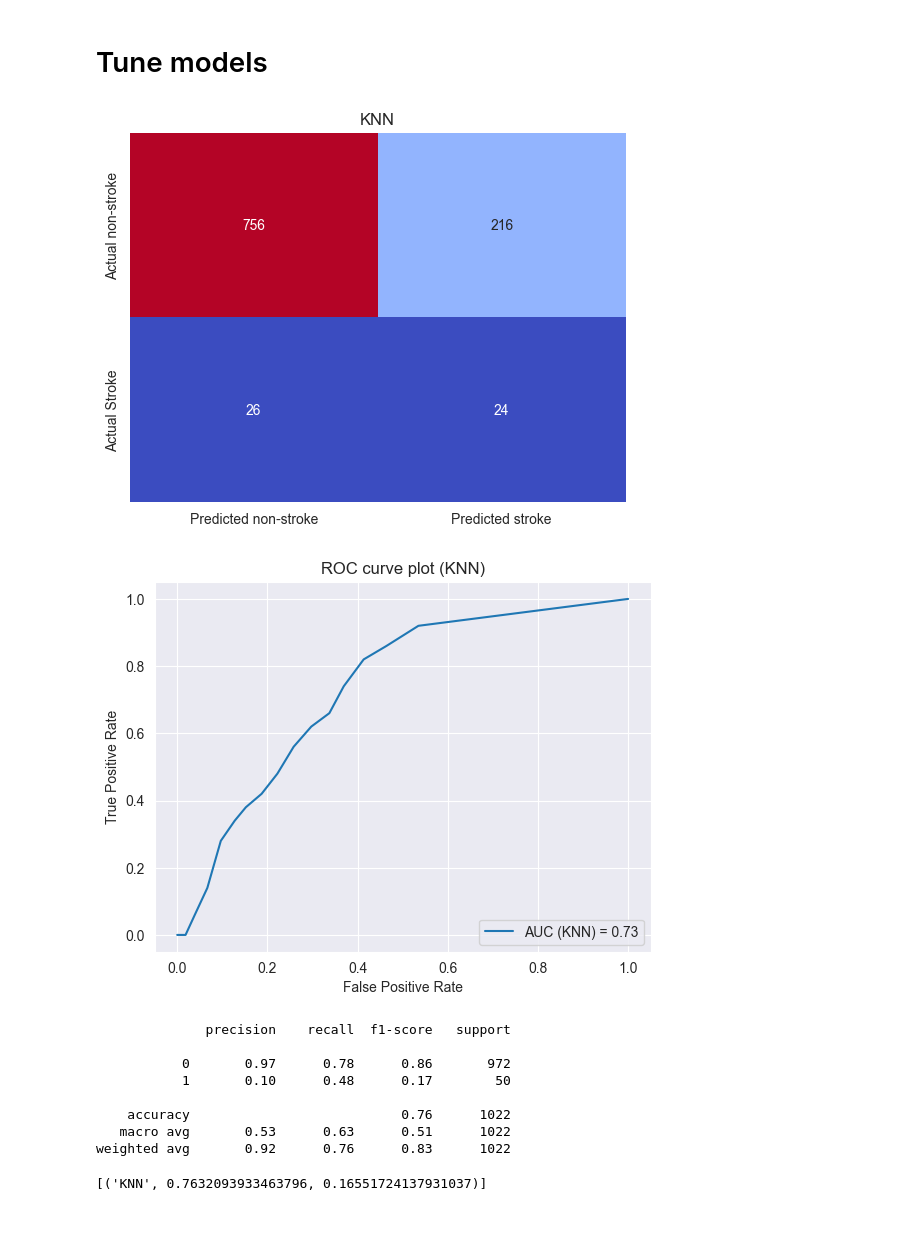
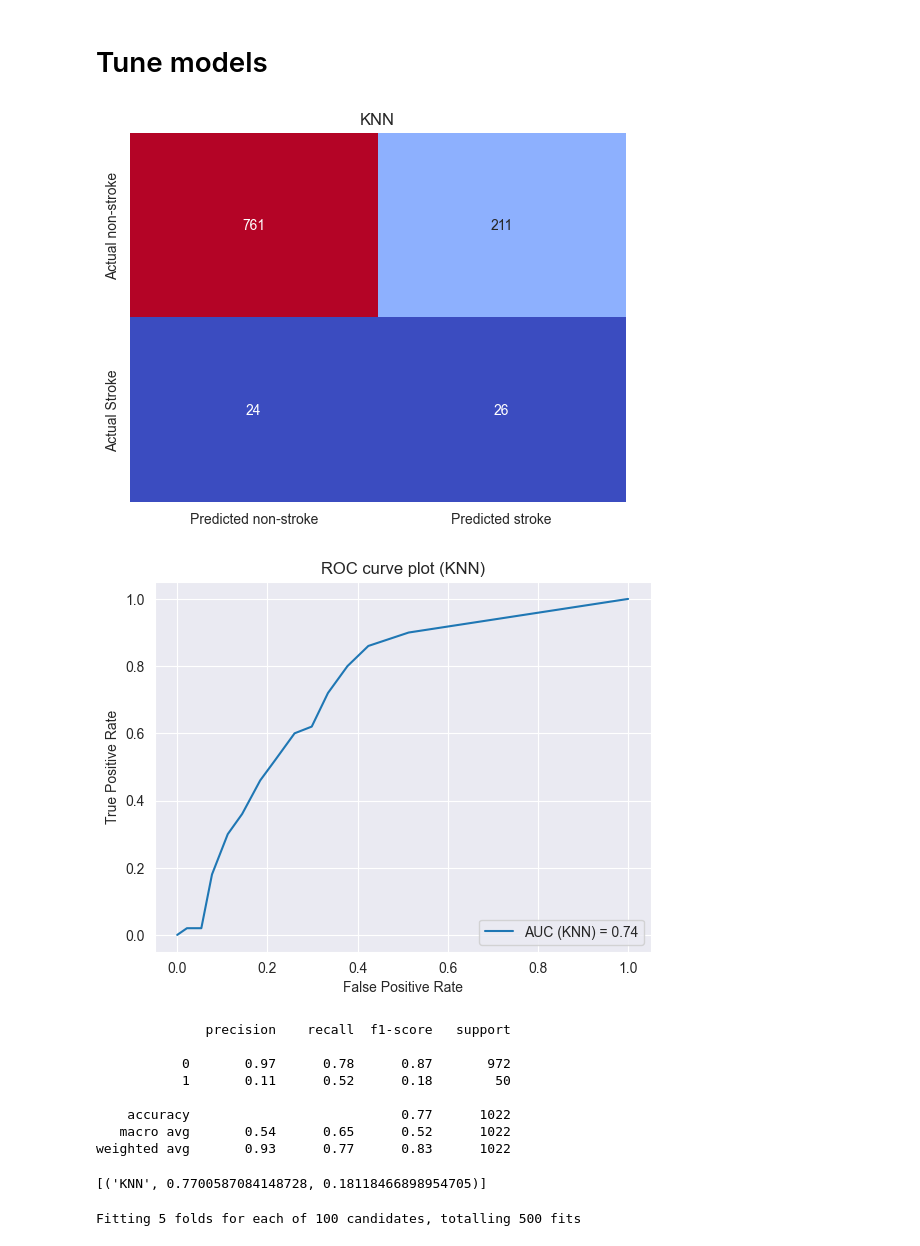
Before and after one commit to Oleh2506/StrokePrediction, a Jupyter notebook: preprocess_data.ipynb, the cells around one changed output. Cells and saved outputs as stored; diff of their text form; code cells hidden in the pictures.

```diff
--- a/preprocess_data.ipynb
+++ b/preprocess_data.ipynb
@@ -304,22 +300,24 @@ knn_params = {'clf__n_neighbors': [3, 5, 7, 9, 10, 15],
 # %%
-model = KNeighborsClassifier(leaf_size = 15, n_neighbors = 15, weights = 'uniform')
+model = KNeighborsClassifier(leaf_size = 10, n_neighbors = 13, weights = 'uniform', metric = 'manhattan')
 
 test_models(X_train, y_train, X_test, y_test, [('KNN', model)])
 # %% [output]
 [figure]
-[figure, old version]
+[figure, new version]
               precision    recall  f1-score   support
 
-           0       0.97      0.78      0.86       972
-           1       0.10      0.48      0.17        50
+           0       0.97      0.78      0.87       972
+           1       0.11      0.52      0.18        50
 
-    accuracy                           0.76      1022
-   macro avg       0.53      0.63      0.51      1022
-weighted avg       0.92      0.76      0.83      1022
+    accuracy                           0.77      1022
+   macro avg       0.54      0.65      0.52      1022
+weighted avg       0.93      0.77      0.83      1022
-[('KNN', 0.7632093933463796, 0.16551724137931037)]
+[('KNN', 0.7700587084148728, 0.18118466898954705)]
 # %%
 svm_params = {'clf__C': [0.1, 1, 10, 100, 1000],
               'clf__gamma': [1, 0.1, 0.01, 0.001, 0.0001],
-              'clf__kernel': ['rbf','linear']}
-# tune_model(SVC(), svm_params, X_train_init, y_train_init)
+              'clf__kernel': ['linear', 'poly', 'rbf', 'sigmoid']}
+tune_model(SVC(), svm_params, X_train_init, y_train_init, 'f1')
+# %% [output]
+Fitting 5 folds for each of 100 candidates, totalling 500 fits
 # %%
```
Also changed, not shown: parts of 10 cells of this notebook.
